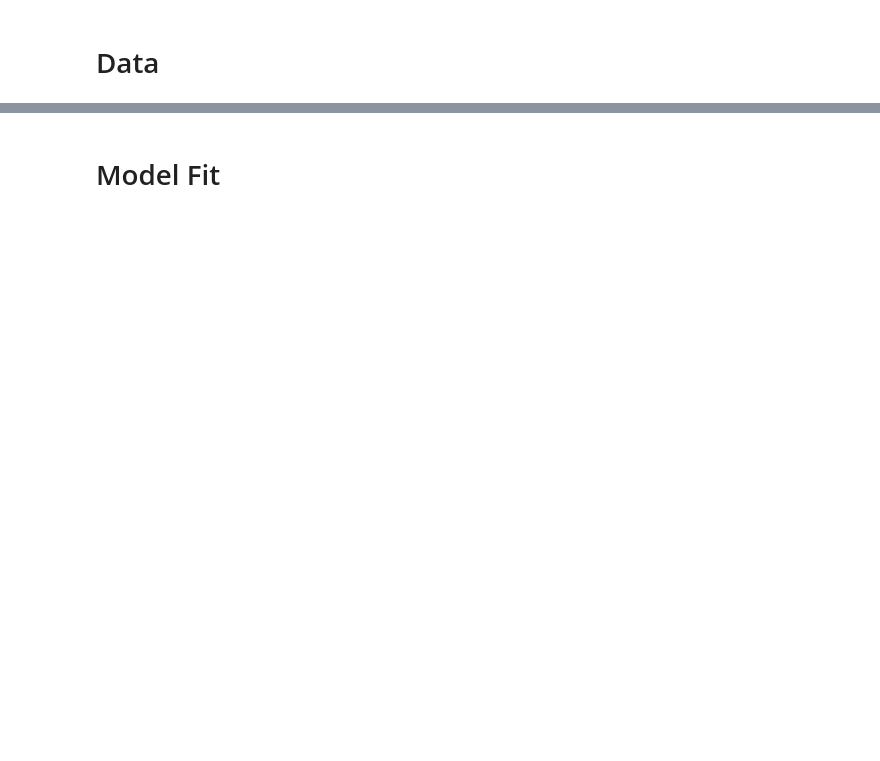
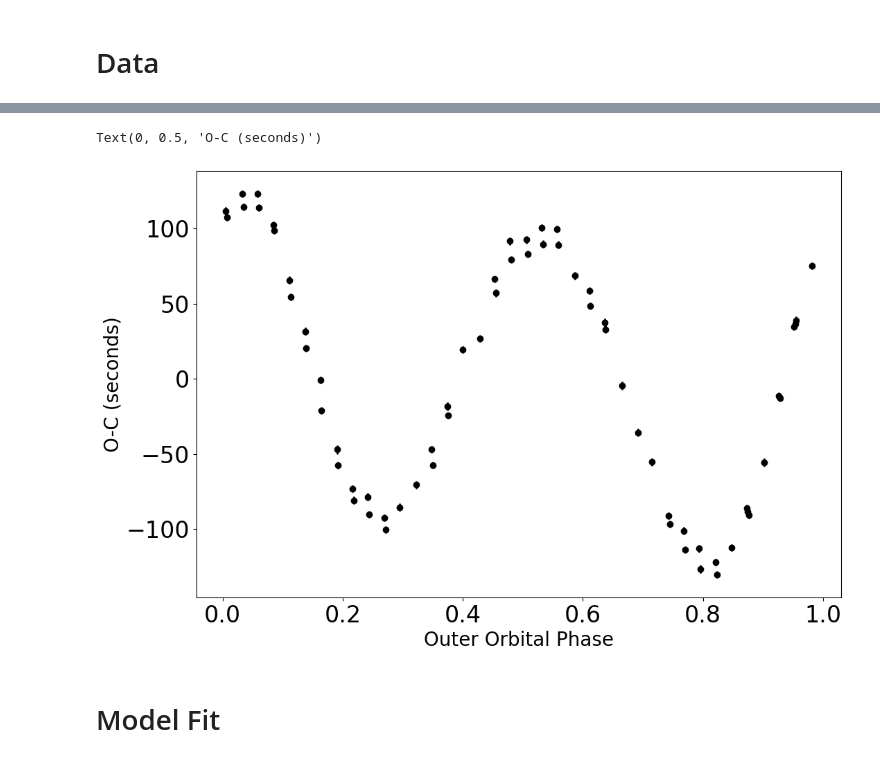
Before and after one commit to goldbergmax/etv-fit, a Jupyter notebook: results.ipynb, the cells around one changed output, grey strips where cells are left out. Saved outputs shown, nothing was run; the diff lists cells and outputs as text; code cells hidden in the pictures; blank space fills up the shorter version.

```diff
--- a/results.ipynb
+++ b/results.ipynb
@@ -3,10 +3,10 @@ import numpy as np
 import pandas as pd
 from chisq import EclipseFit
 from etv_plots import nice_units, pretty_print, Plotter, ecl_time_to_etv, lsq_fit
+from im_g1_fit import im, n1, g1
 import emcee
 import corner
-%matplotlib inline
 import matplotlib.pyplot as plt
-plt.rc('lines', linewidth=2)
+plt.rcParams.update({'font.size': 24, 'lines.linewidth': 2})
 # %%
 system = '5095'
@@ -34,7 +13,7 @@ print(np.degrees(im(np.radians(85.571), np.radians(160.6), np.radians(77.2))))
 # %% [markdown]
 # Best Fit
 # %%
-chain = np.load('mcmc_out/' + system + '_chains_1.npy')
+chain : np.ndarray = np.load('mcmc_out/' + system + '_chains_1.npy')
 prob = np.load('mcmc_out/' + system + '_probs_1.npy')
 ndim = chain.shape[-1]
 good_walkers = -2*prob[:, -1] < 300
@@ -42,6 +21,7 @@ print('Good walkers: {}/{}'.format(np.sum(good_walkers), chain.shape[0]))
 best_indx = prob.flatten()[np.nonzero(prob.flatten())].argmax()
 print('Best chi-squared:', -2*prob.flatten()[best_indx])
 x = chain.reshape(-1, ndim)[best_indx].copy()
+x[14] *= 2
 print('\nBest Fit')
 print(pretty_print(x))
 y = np.median(chain.reshape(-1, ndim), axis=0)
@@ -62,5 +55,2 @@ print(b0, dbdt)
 # %% [markdown]
 # Data
-# %%
-plt.rc('font', size=16)
-plot = Plotter(system)
@@ -75,11 +70,14 @@ ax.set_ylabel('O-C (seconds)', fontsize=20)
 # %%
 fig, ax = plt.subplots(figsize=(12,8))
 T0, P = lsq_fit(ecl_model['A']['data_t'])
-ax.errorbar(np.remainder(ecl_model['A']['data_t'] - 95.923, 235.9)/235.9,
+ax.errorbar(plot.time_to_phase(ecl_model['A']['data_t'], x[6], 235.9),
             86400*ecl_time_to_etv(ecl_model['A']['data_t'], P, T0),
             86400*ecl_model['A']['data_err'], linestyle='None', color='k', marker='o')
 ax.set_xlabel('Outer Orbital Phase', fontsize=20)
 ax.set_ylabel('O-C (seconds)', fontsize=20)
-#plt.savefig('kic5095_etv_raw_folded.png', dpi='figure')
+# plt.savefig(f'figures/etv_raw_folded_{system}.pdf', dpi='figure')
+# %% [output]
+Text(0, 0.5, 'O-C (seconds)')
+[figure, added]
 # %%
 if len(plot.ecl_stars) == 2:
```
Also changed, not shown: parts of 42 cells of this notebook.
